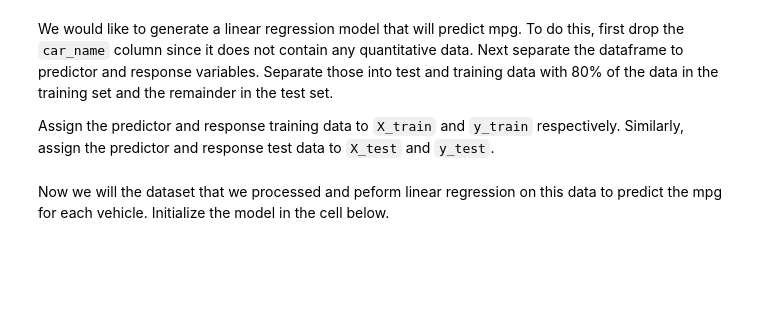
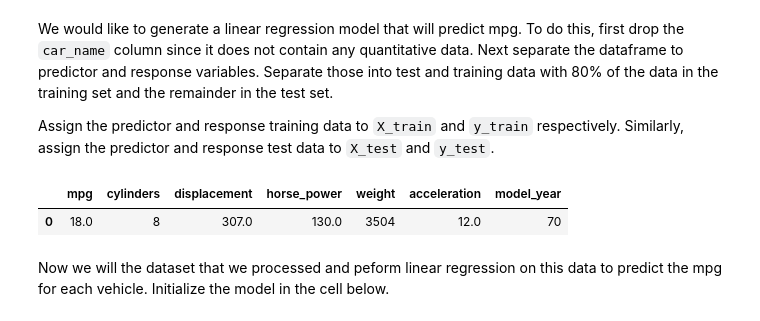
Before and after one commit to Ironhack-Data-Madrid-Octubre-2021/lab-intro-to-sklearn, a Jupyter notebook: your-code/main.ipynb, the cells around one changed output. Cells and saved outputs as stored; diff of their text form; code cells hidden in the pictures; blank space fills up the shorter version.

```diff
--- a/your-code/main.ipynb
+++ b/your-code/main.ipynb
@@ -221,8 +254,6 @@ Data columns (total 8 columns):
  7   car_name      398 non-null    object
 dtypes: float64(4), int64(3), object(1)
 memory usage: 25.0+ KB
-# %%
-auto = auto.drop("car_name", 1)
 # %% [markdown]
 What is the newest model year and the oldest model year?
 # %%
@@ -235,4 +266,7 @@ auto["model_year"].min()
 70
 # %% [markdown]
 Check the dataset for missing values and remove all rows containing at least one missing value.
+# %%
+# I remove any line containing NaNs
+auto.dropna(inplace = True)
 # %%
@@ -260,0 +300,6 @@ Assign the predictor and response training data to `X_train` and `y_train` respe
+# %%
+auto1 = auto.drop("car_name", axis=1)
+auto1.head(1)
+# %% [output]
+|  | mpg | cylinders | displacement | horse_power | weight | acceleration | model_year |
+| 0 | 18.0 | 8 | 307.0 | 130.0 | 3504 | 12.0 | 70 |
```
Also changed, not shown: parts of 29 cells of this notebook.
